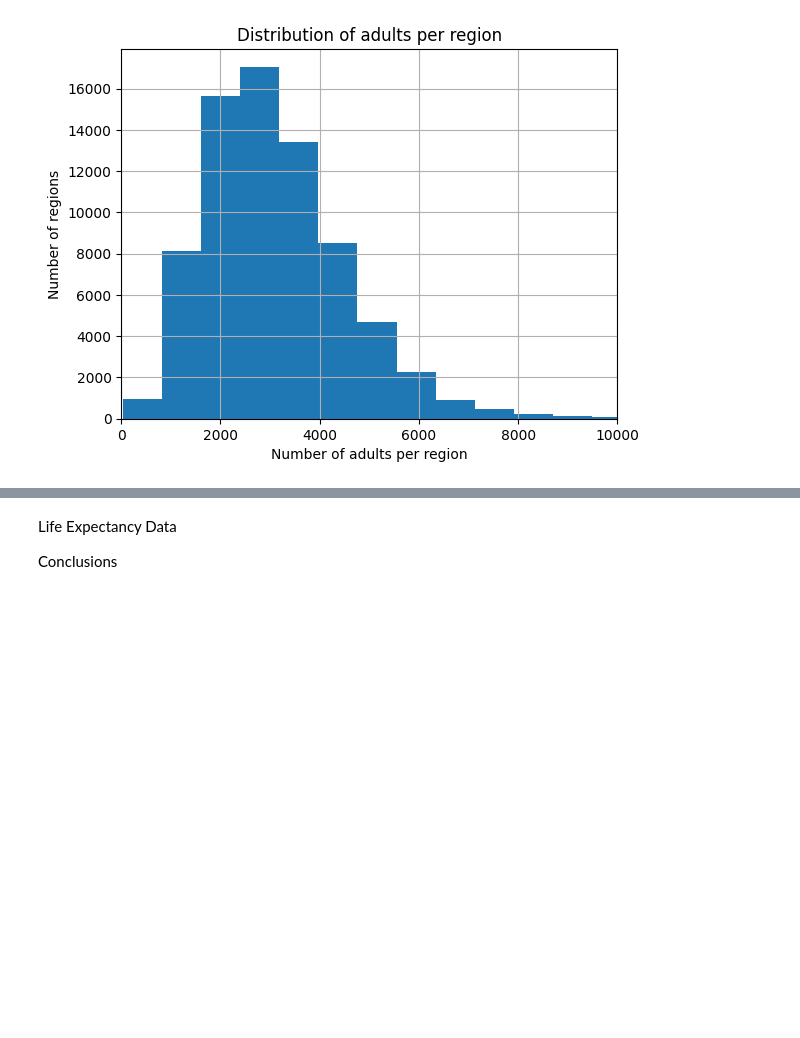
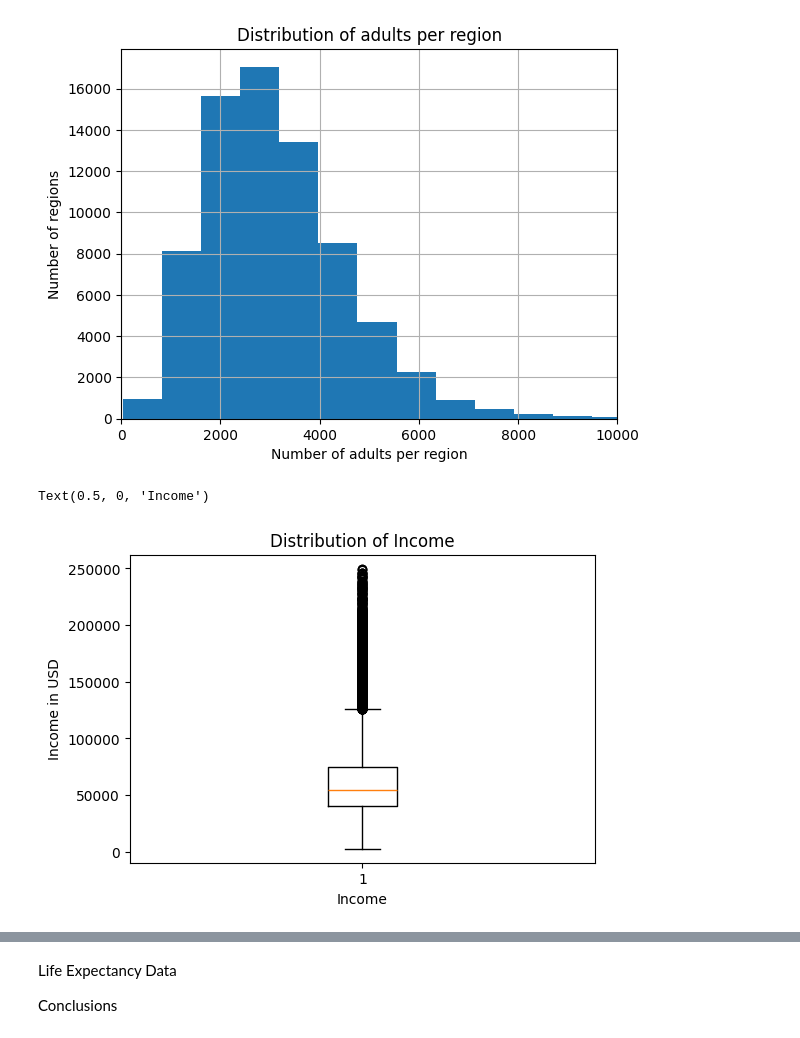
Before and after one commit to beckaa-l/OMDS-ModB2-Week6-Lee-Becka, a Jupyter notebook: Week6.ipynb, the cells around one changed output, grey strips where cells are left out. Saved outputs shown, nothing was run; the diff lists cells and outputs as text; code cells hidden in the pictures; blank space fills up the shorter version.

```diff
--- a/Week6.ipynb
+++ b/Week6.ipynb
@@ -261,3 +266,15 @@ plt.title("Distribution of adults per region")
 # %% [output]
 Text(0.5, 1.0, 'Distribution of adults per region')
 [figure]
+# %%
+# income box plot 'Income'
+# reference: https://statisticsbyjim.com/graphs/box-plot/
+plt.figure(figsize=(6,4))
+plt.boxplot(cesus_clean['Income'])
+plt.title("Distribution of Income")
+plt.ylabel("Income in USD")
+plt.xlabel("Income")
+# super big right skew! lots of rich people reprersented here, but mostly middle income (in today's economy at least lol, would need to find a source if I use this)
+# %% [output]
+Text(0.5, 0, 'Income')
+[figure, added]
```
Also changed, not shown: parts of 2 cells of this notebook.
